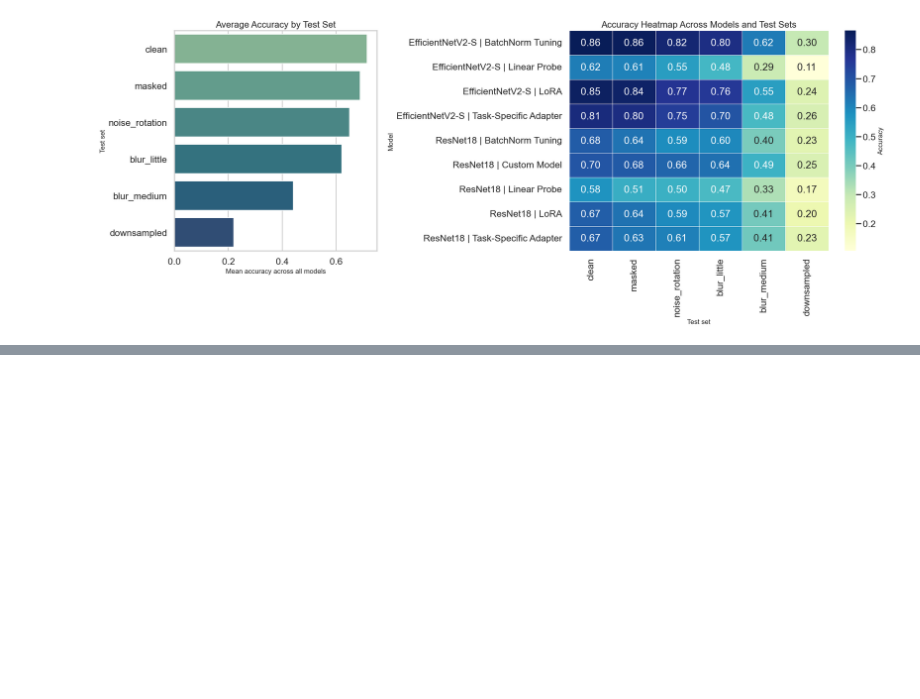
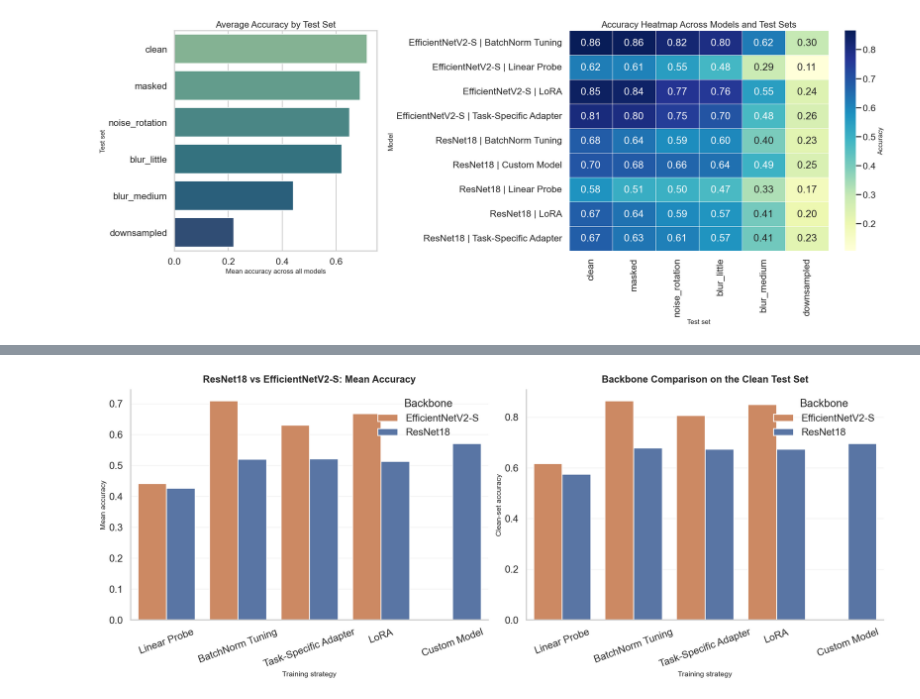
Before and after one commit to phanguy30/food_classification, a Jupyter notebook: analysis.ipynb, the cells around one changed output, grey strips where cells are left out. Cells and saved outputs as stored; diff of their text form; code cells hidden in the pictures; blank space fills up the shorter version.

```diff
--- a/analysis.ipynb
+++ b/analysis.ipynb
@@ -310,0 +299,27 @@ plt.show()
+# %%
+backbone_method_summary = (
+    analysis_df.groupby(["backbone", "method"], as_index=False)
+    .agg(
+        mean_accuracy=("val_acc", "mean"),
+        clean_accuracy=("val_acc", lambda s: s[analysis_df.loc[s.index, "folder"] == "clean"].iloc[0]),
+    )
+)
+
+method_order = ["Linear Probe", "BatchNorm Tuning", "Task-Specific Adapter", "LoRA", "Custom Model"]
+backbone_method_summary["method"] = pd.Categorical(backbone_method_summary["method"], categories=method_order, ordered=True)
+backbone_method_summary = backbone_method_summary.sort_values("method")
+
+fig, axes = plt.subplots(1, 2, figsize=(18, 7), constrained_layout=True)
+sns.barplot(data=backbone_method_summary, x="method", y="mean_accuracy", hue="backbone", palette=palette, ax=axes[0])
+style_axis(axes[0], xlabel="Training strategy", ylabel="Mean accuracy", title="ResNet18 vs EfficientNetV2-S: Mean Accuracy", xgrid=False)
+axes[0].tick_params(axis="x", rotation=20)
+axes[0].legend(title="Backbone", frameon=False)
+
+sns.barplot(data=backbone_method_summary, x="method", y="clean_accuracy", hue="backbone", palette=palette, ax=axes[1])
+style_axis(axes[1], xlabel="Training strategy", ylabel="Clean-set accuracy", title="Backbone Comparison on the Clean Test Set", xgrid=False)
+axes[1].tick_params(axis="x", rotation=20)
+axes[1].legend(title="Backbone", frameon=False)
+
+plt.show()
+# %% [output]
+[figure, added]
```
Also changed, not shown: parts of 15 cells of this notebook.
